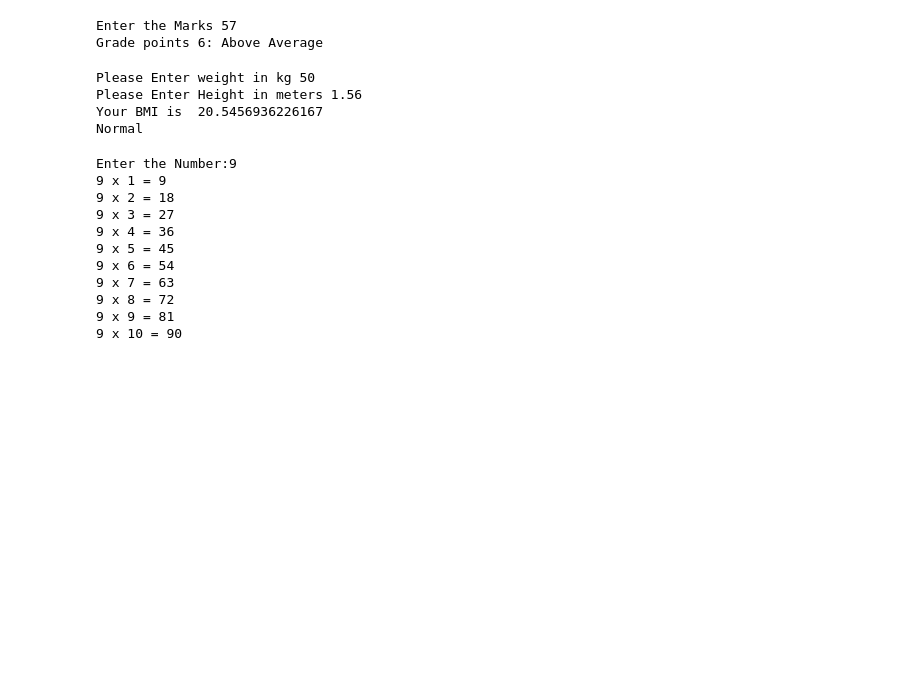
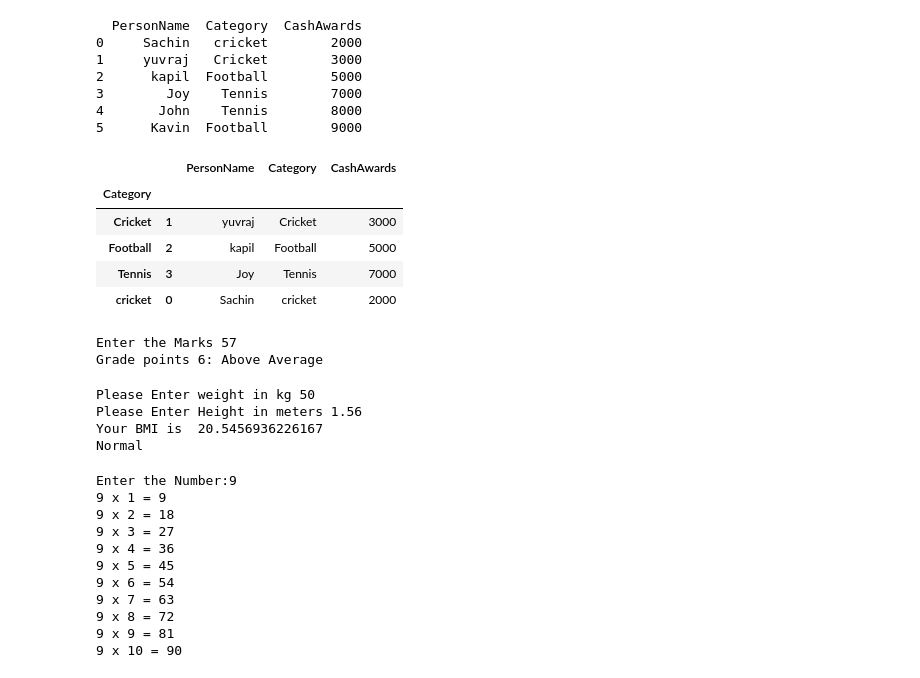
Before and after one commit to RenukaBenkalkar/Python, a Jupyter notebook: Python_Assignment.ipynb, the cells around one changed output. Drawn from its saved outputs; the diff is of its cells as text; code cells hidden in the pictures; blank space fills up the shorter version.

```diff
--- a/Python_Assignment.ipynb
+++ b/Python_Assignment.ipynb
@@ -1,2 +1,15 @@
 # %% [markdown]
 <a href="https://colab.research.google.com/github/RenukaBenkalkar/Python/blob/main/Python_Assignment.ipynb" target="_parent"><img src="https://colab.research.google.com/assets/colab-badge.svg" alt="Open In Colab"/></a>
+# %%
+#Sampling Technique
+import pandas as pd
+flight ={
+    'CustomerName':['John','Lisa','Sara','Kiara'],
+    'SeatNumber':[20,21,22,23],
+    'NumOfFamilyMembers':[2,3,4,3]
+}
+
+d=pd.DataFrame(flight)
+print(d)
+#sampling
+d.sample(2)
@@ -3,3 +25,28 @@
+# %%
+#Stratified sampling
+import pandas as pd
+sport={
+    'PersonName':['Sachin','yuvraj','kapil','Joy','John','Kavin'],
+    'Category':['cricket','Cricket','Football','Tennis','Tennis','Football'],
+    'CashAwards':[2000,3000,5000,7000,8000,9000]
+}
+df=pd.DataFrame(sport)
+print(d)
+df.groupby('Category').apply(lambda x:x.sample(1))
+# %% [output]
+  PersonName  Category  CashAwards
+0     Sachin   cricket        2000
+1     yuvraj   Cricket        3000
+2      kapil  Football        5000
+3        Joy    Tennis        7000
+4       John    Tennis        8000
+5      Kavin  Football        9000
+|  |  | PersonName | Category | CashAwards |
+| Category |  |  |  |  |
+| Cricket | 1 | yuvraj | Cricket | 3000 |
+| Football | 2 | kapil | Football | 5000 |
+| Tennis | 3 | Joy | Tennis | 7000 |
+| cricket | 0 | Sachin | cricket | 2000 |
 # %%
 #Get marks and Display grades
 marks =int(input('Enter the Marks '))
```
Also changed, not shown: parts of 1 cell of this notebook.
